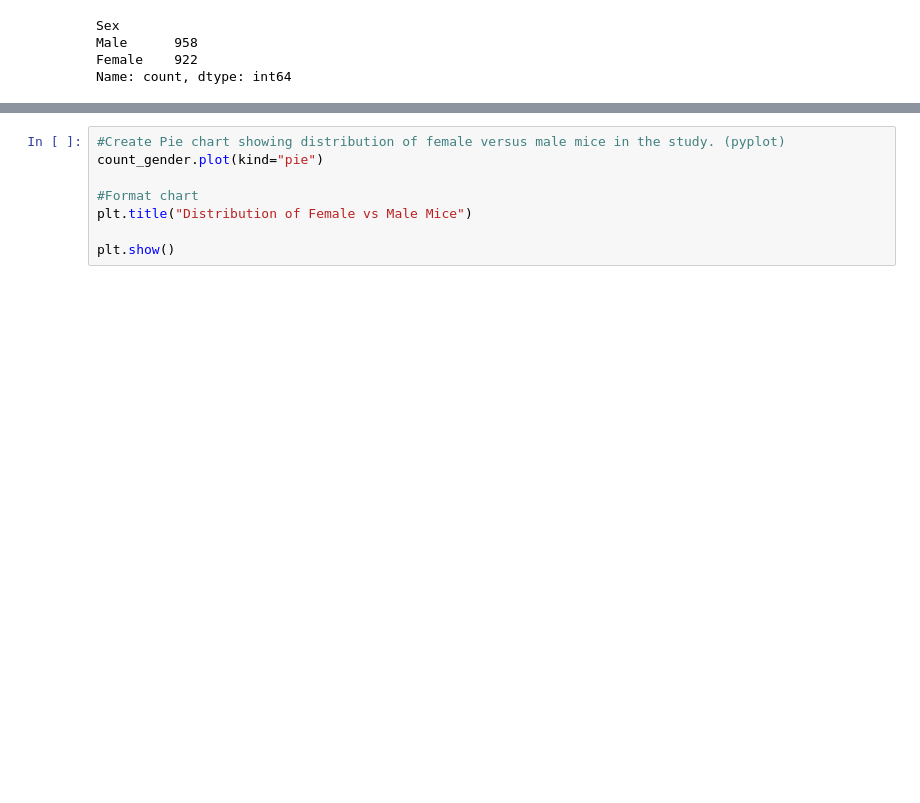
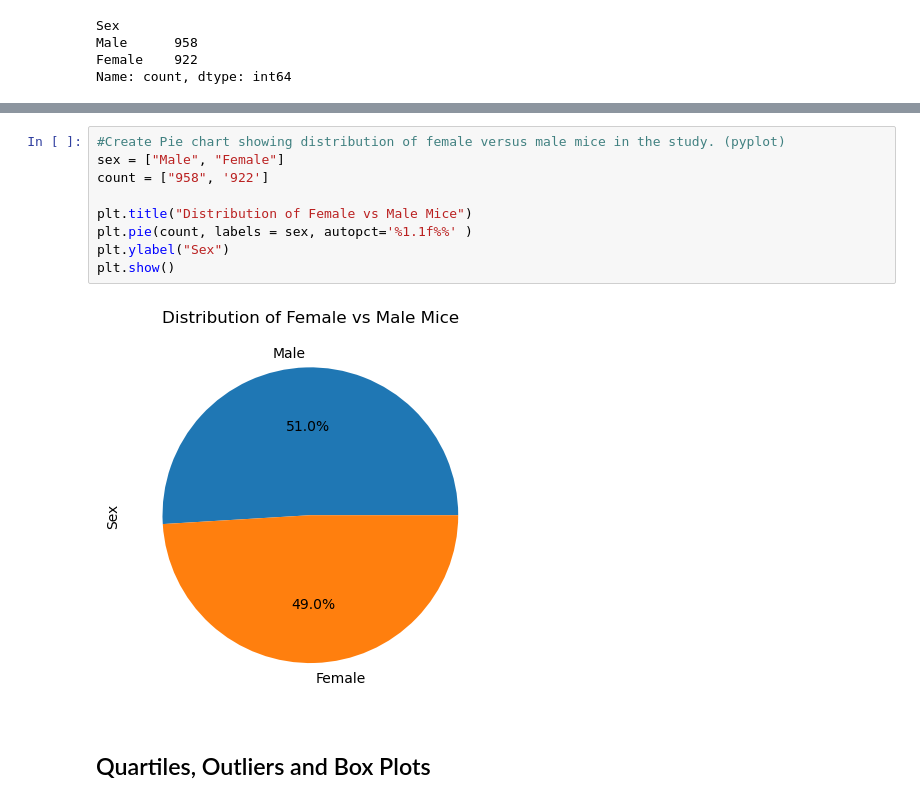
Before and after one commit to Nalchamp/Matplotlib-challenge, a Jupyter notebook: MouseStudy.ipynb, the cells around one changed output, grey strips where cells are left out. Cells and saved outputs as stored; diff of their text form; blank space fills up the shorter version.

```diff
--- a/MouseStudy.ipynb
+++ b/MouseStudy.ipynb
@@ -293,8 +286,13 @@ plt.show()
 # %%
 #Create Pie chart showing distribution of female versus male mice in the study. (pyplot)
-count_gender.plot(kind="pie")
+sex = ["Male", "Female"]
+count = ["958", '922']
 
-#Format chart
 plt.title("Distribution of Female vs Male Mice")
-
+plt.pie(count, labels = sex, autopct='%1.1f%%' )
+plt.ylabel("Sex")
 plt.show()
+# %% [output]
+[figure, added]
+# %% [markdown]
+## Quartiles, Outliers and Box Plots
```
Also changed, not shown: parts of 14 cells of this notebook, 1 other file.
